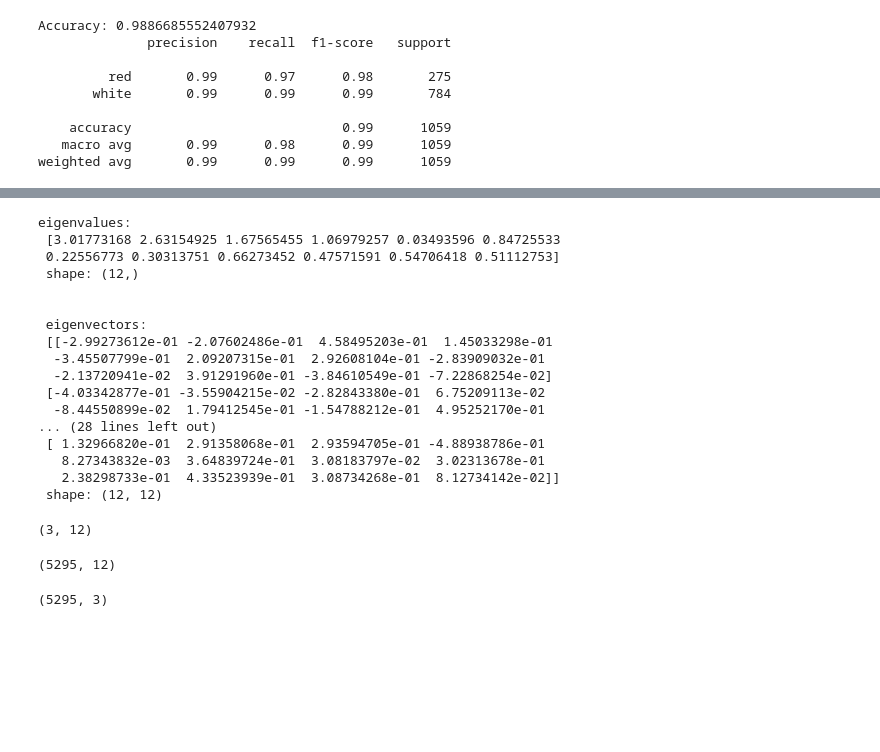
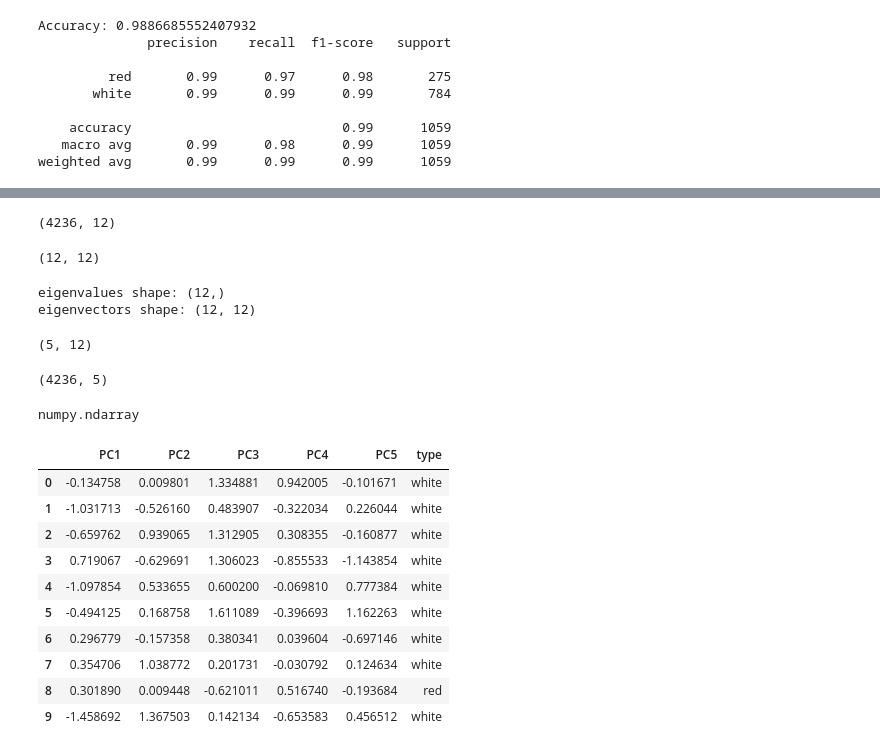
Before and after one commit to SankalpMehani/ml-review, a Jupyter notebook: Task_PCA.ipynb, the cells around one changed output, grey strips where cells are left out. Drawn from its saved outputs; the diff is of its cells as text; code cells hidden in the pictures; blank space fills up the shorter version.

```diff
--- a/Task_PCA.ipynb
+++ b/Task_PCA.ipynb
@@ -188,36 +174,50 @@ covariance_matrix
+# %%
+X_train_scaled_df = pd.DataFrame(X_train_scaled)
+X_train_scaled_df.shape
+# %% [output]
+(4236, 12)
+# %%
+import numpy as np
+
+covariance_matrix = np.cov([X_train_scaled_df.iloc[:,i] for i in range(X_train_scaled_df.shape[1])])
+covariance_matrix.shape
+# %% [output]
+(12, 12)
 # %%
 eigenvalues, eigenvectors = np.linalg.eig(covariance_matrix)
-print(f'''eigenvalues: \n {eigenvalues} \n shape: {eigenvalues.shape}
-\n\n eigenvectors: \n {eigenvectors} \n shape: {eigenvectors.shape}''')
+
+print(f"eigenvalues shape: {eigenvalues.shape}")
+print(f"eigenvectors shape: {eigenvectors.shape}")
 # %% [output]
-eigenvalues:
- [3.01773168 2.63154925 1.67565455 1.06979257 0.03493596 0.84725533
- 0.22556773 0.30313751 0.66273452 0.47571591 0.54706418 0.51112753]
- shape: (12,)
-
-
- eigenvectors:
- [[-2.99273612e-01 -2.07602486e-01  4.58495203e-01  1.45033298e-01
-  -3.45507799e-01  2.09207315e-01  2.92608104e-01 -2.83909032e-01
-  -2.13720941e-02  3.91291960e-01 -3.84610549e-01 -7.22868254e-02]
- [-4.03342877e-01 -3.55904215e-02 -2.82843380e-01  6.75209113e-02
-  -8.44550899e-02  1.79412545e-01 -1.54788212e-01  4.95252170e-01
-... (28 lines left out)
- [ 1.32966820e-01  2.91358068e-01  2.93594705e-01 -4.88938786e-01
-   8.27343832e-03  3.64839724e-01  3.08183797e-02  3.02313678e-01
-   2.38298733e-01  4.33523939e-01  3.08734268e-01  8.12734142e-02]]
- shape: (12, 12)
+eigenvalues shape: (12,)
+eigenvectors shape: (12, 12)
 # %%
-pc = eigenvectors[0:3]
+pc = eigenvectors[0:5]
 pc.shape
 # %% [output]
-(3, 12)
+(5, 12)
-# %%
-wine.iloc[:,1:].shape
-# %% [output]
-(5295, 12)
 # %%
-transformed_df = np.dot(wine.iloc[:,1:], pc.T)
-transformed_df.shape
+projected_data = np.dot(X_train_scaled_df, pc.T)
+projected_data.shape
 # %% [output]
-(5295, 3)
+(4236, 5)
+# %%
+type(projected_data)
+# %% [output]
+numpy.ndarray
+# %%
+new_df = pd.DataFrame(projected_data, columns=['PC1', 'PC2', 'PC3', 'PC4', 'PC5'], index=X_train_scaled_df.index)
+new_df['type'] = y_train.values
+new_df.head(10)
+# %% [output]
+|  | PC1 | PC2 | PC3 | PC4 | PC5 | type |
+| 0 | -0.134758 | 0.009801 | 1.334881 | 0.942005 | -0.101671 | white |
+| 1 | -1.031713 | -0.526160 | 0.483907 | -0.322034 | 0.226044 | white |
+| 2 | -0.659762 | 0.939065 | 1.312905 | 0.308355 | -0.160877 | white |
+| 3 | 0.719067 | -0.629691 | 1.306023 | -0.855533 | -1.143854 | white |
+| 4 | -1.097854 | 0.533655 | 0.600200 | -0.069810 | 0.777384 | white |
+| 5 | -0.494125 | 0.168758 | 1.611089 | -0.396693 | 1.162263 | white |
+| 6 | 0.296779 | -0.157358 | 0.380341 | 0.039604 | -0.697146 | white |
+| 7 | 0.354706 | 1.038772 | 0.201731 | -0.030792 | 0.124634 | white |
+| 8 | 0.301890 | 0.009448 | -0.621011 | 0.516740 | -0.193684 | red |
+| 9 | -1.458692 | 1.367503 | 0.142134 | -0.653583 | 0.456512 | white |
```
Also changed, not shown: parts of 14 cells of this notebook.
